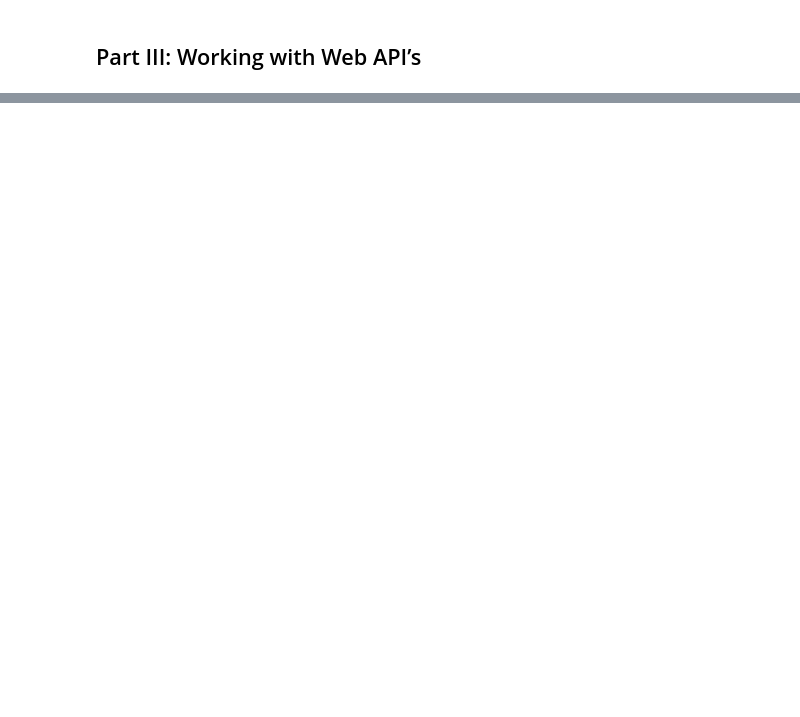
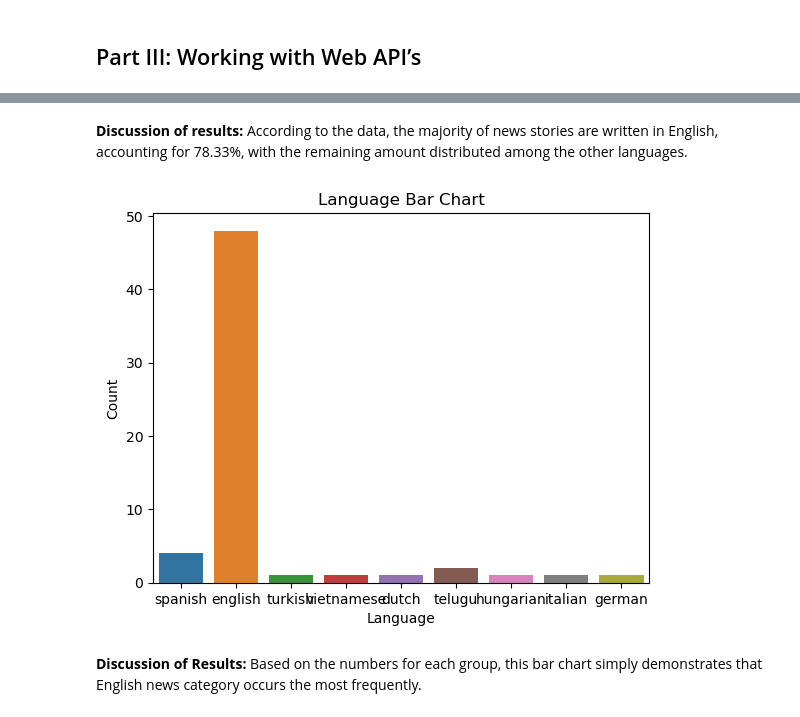
Before and after one commit to ktxdev/AIM-5001, a Jupyter notebook: M9/2. Code/S_Huvaya_M9_Assn.ipynb, the cells around one changed output, grey strips where cells are left out. Saved outputs shown, nothing was run; the diff lists cells and outputs as text; code cells hidden in the pictures; blank space fills up the shorter version.

```diff
--- a/M9/2. Code/S_Huvaya_M9_Assn.ipynb
+++ b/M9/2. Code/S_Huvaya_M9_Assn.ipynb
@@ -103,0 +246,15 @@ staff_info
+# %% [markdown]
+**Discussion of results:** According to the data, the majority of news stories are written in English, accounting for 78.33%, with the remaining amount distributed among the other languages.
+# %%
+# Seaborn graph of Category
+sns.countplot(x = 'language', data = data3)
+
+# give the plot a title
+plt.title('Language Bar Chart')
+plt.xlabel('Language')
+plt.ylabel('Count')
+plt.show()
+# %% [output]
+[figure, added]
+# %% [markdown]
+**Discussion of Results:** Based on the numbers for each group, this bar chart simply demonstrates that English news category occurs the most frequently.
```
Also changed, not shown: parts of 19 cells of this notebook.
